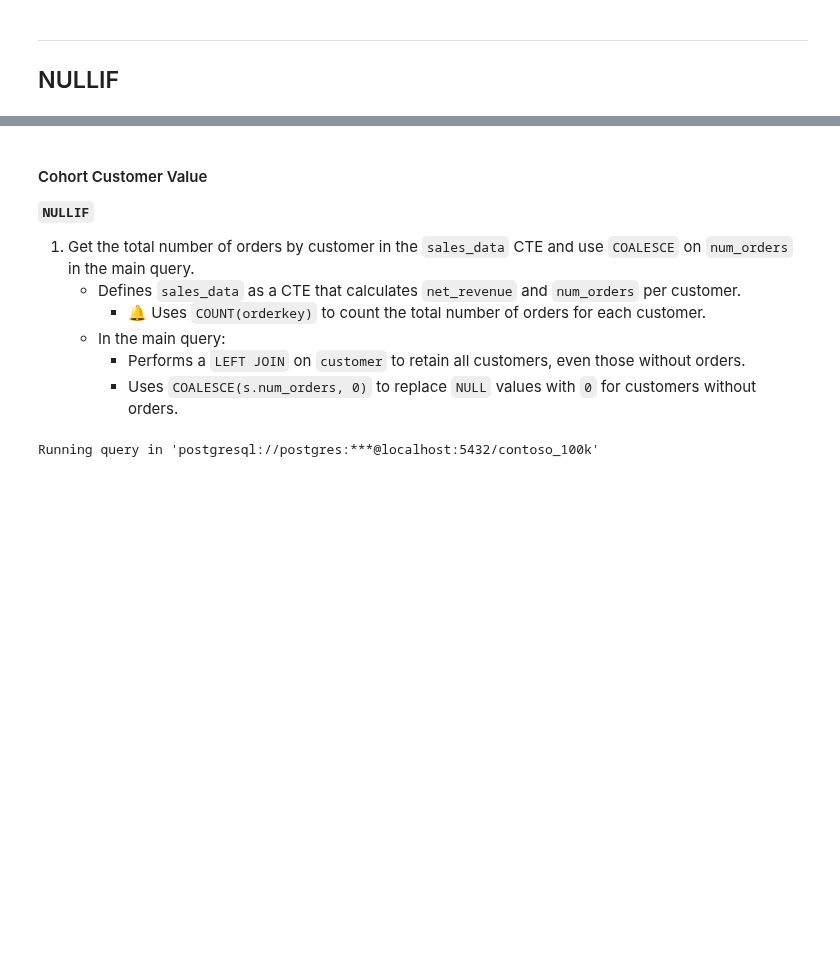
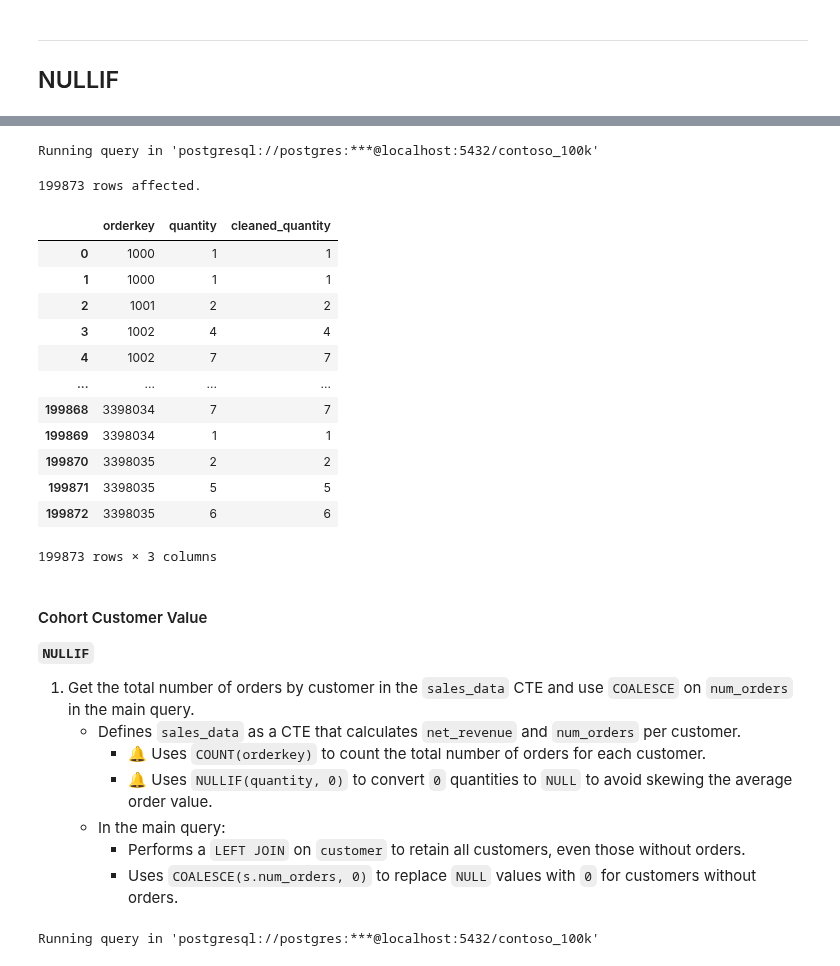
Before and after one commit to mgamzec/SQL_Data_Analytics_Project, a Jupyter notebook: 6_Data_Cleaning/1_Handling_Nulls.ipynb, the cells around one changed output, grey strips where cells are left out. Drawn from its saved outputs; the diff is of its cells as text; code cells hidden in the pictures; blank space fills up the shorter version.

```diff
--- a/6_Data_Cleaning/1_Handling_Nulls.ipynb
+++ b/6_Data_Cleaning/1_Handling_Nulls.ipynb
@@ -263,3 +273,28 @@ Running query in 'postgresql://postgres:***@localhost:5432/contoso_100k'
+# %%
+%%sql
+
+SELECT
+    orderkey,
+    quantity,
+    NULLIF(quantity, 0) as cleaned_quantity
+FROM sales
+;
+# %% [output]
+Running query in 'postgresql://postgres:***@localhost:5432/contoso_100k'
+199873 rows affected.
+|  | orderkey | quantity | cleaned_quantity |
+| 0 | 1000 | 1 | 1 |
+| 1 | 1000 | 1 | 1 |
+| 2 | 1001 | 2 | 2 |
+| 3 | 1002 | 4 | 4 |
+| 4 | 1002 | 7 | 7 |
+| ... | ... | ... | ... |
+| 199868 | 3398034 | 7 | 7 |
+| 199869 | 3398034 | 1 | 1 |
+| 199870 | 3398035 | 2 | 2 |
+| 199871 | 3398035 | 5 | 5 |
+| 199872 | 3398035 | 6 | 6 |
+199873 rows × 3 columns
 # %% [markdown]
 #### Cohort Customer Value
 
@@ -268,6 +303,7 @@ Running query in 'postgresql://postgres:***@localhost:5432/contoso_100k'
 1. Get the total number of orders by customer in the `sales_data` CTE and use `COALESCE` on `num_orders` in the main query.
    - Defines `sales_data` as a CTE that calculates `net_revenue` and `num_orders` per customer.
         - 🔔 Uses `COUNT(orderkey)` to count the total number of orders for each customer.
+        - 🔔 Uses `NULLIF(quantity, 0)` to convert `0` quantities to `NULL` to avoid skewing the average order value.
    - In the main query:
         - Performs a `LEFT JOIN` on `customer` to retain all customers, even those without orders.
         - Uses `COALESCE(s.num_orders, 0)` to replace `NULL` values with `0` for customers without orders.
```
Also changed, not shown: parts of 5 cells of this notebook.
